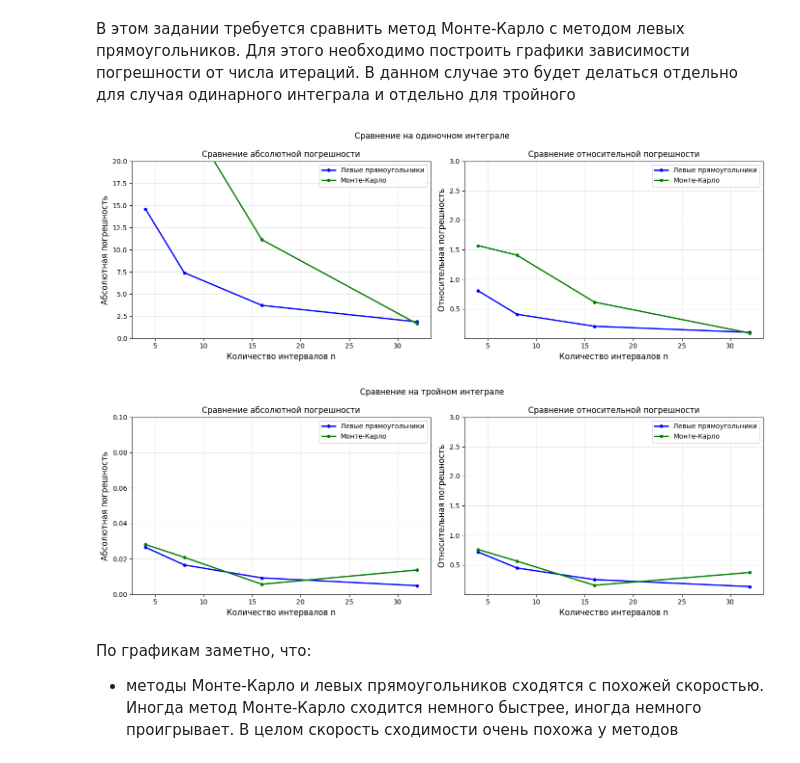
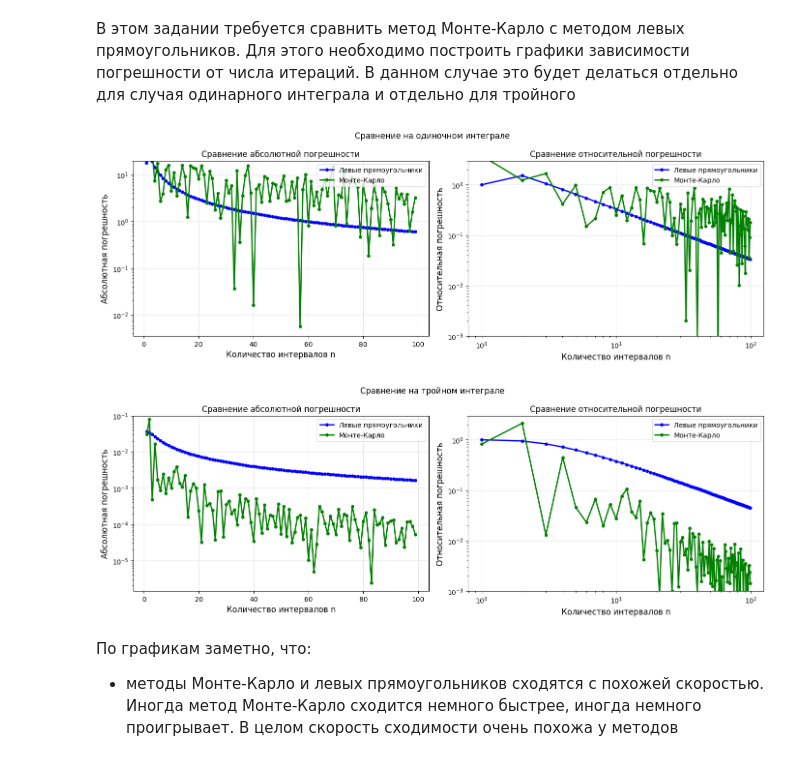
Before and after one commit to PlatovD/numerical_methods_for_solving_nonlinear_equations, a Jupyter notebook: lab2.ipynb, the cells around one changed output. Drawn from its saved outputs; the diff is of its cells as text; code cells hidden in the pictures.

```diff
--- a/lab2.ipynb
+++ b/lab2.ipynb
@@ -139,8 +139,10 @@ class Drawer:
 
             ax1.plot(n_values, abs_errors, 'o-', linewidth=2, markersize=4,
                      label=method_name, color=color)
-            ax2.plot(n_values, rel_errors, 'o-', linewidth=2, markersize=4,
-                     label=method_name, color=color)
+            ax1.set_yscale('log')
+            ax2.loglog(n_values, rel_errors, 'o-', linewidth=2, markersize=4,
+                       label=method_name, color=color)
+            ax2.set_yscale('log')
 
         ax1.set_xlabel('Количество интервалов n', fontsize=12)
         ax1.set_ylabel('Абсолютная погрешность', fontsize=12)
@@ -331,6 +333,7 @@ class MonteCarloMethod:
 
     @staticmethod
     def integrate_triple(borders_x_y_z: [], func: callable, random_points_cnt: int):
+        random_points_cnt = pow(random_points_cnt, 3)
         x_0, x_1, y_0, y_1, z_0, z_1 = borders_x_y_z
         return ((x_1 - x_0) * (y_1 - y_0) * (z_1 - z_0)) / random_points_cnt * sum(
             func(random.uniform(x_0, x_1), random.uniform(y_0, y_1),
@@ -414,16 +419,17 @@ Drawer.plot_n_vs_accuracy(
 # %% [markdown]
 В этом задании требуется сравнить метод Монте-Карло с методом левых прямоугольников. Для этого необходимо построить графики зависимости погрешности от числа итераций. В данном случае это будет делаться отдельно для случая одинарного интеграла и отдельно для тройного
 # %%
+splits = [i for i in range(1, 100)]
 Drawer.plot_all_methods_errors([LeftRectangleMethod, MonteCarloMethod], ["Левые прямоугольники", "Монте-Карло"],
                                ANALYTIC_VALUE, [0, 5], f, splits, title="Сравнение на одиночном интеграле")
 
 Drawer.plot_all_methods_errors([LeftRectangleMethod, MonteCarloMethod], ["Левые прямоугольники", "Монте-Карло"],
                                ANALYTIC_VALUE_TRIPLE, [0, 1, 0, 1, 0, 1], f1, splits,
                                title="Сравнение на тройном интеграле", method_from_getattr_name='integrate_triple',
                                y_lim_absolute=(0, 1e-1))
 # %% [output]
-[figure, old version]
+[figure, new version]
-[figure, old version]
+[figure, new version]
 # %% [markdown]
 По графикам заметно, что:
 - методы Монте-Карло и левых прямоугольников сходятся с похожей скоростью. Иногда метод Монте-Карло сходится немного быстрее, иногда немного проигрывает. В целом скорость сходимости очень похожа у методов
```
Also changed, not shown: parts of 1 cell of this notebook, 8 other files.
